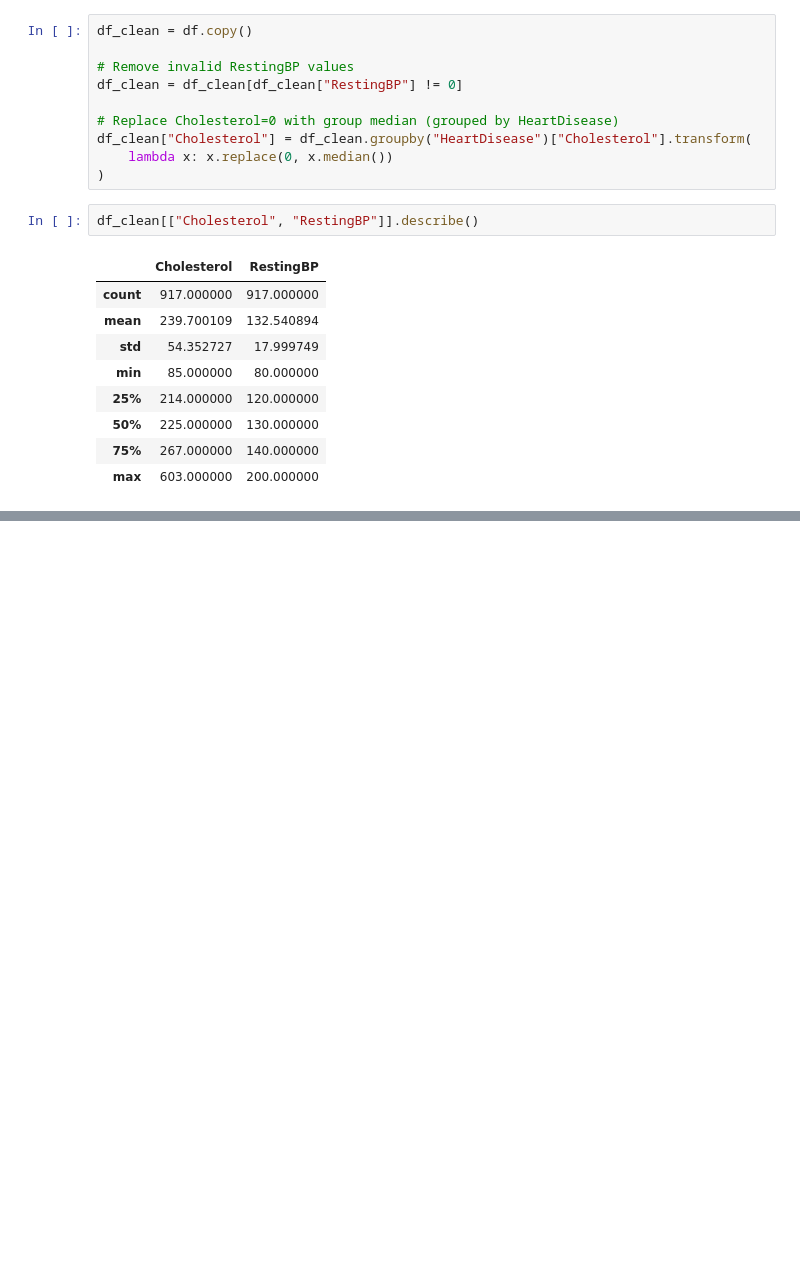
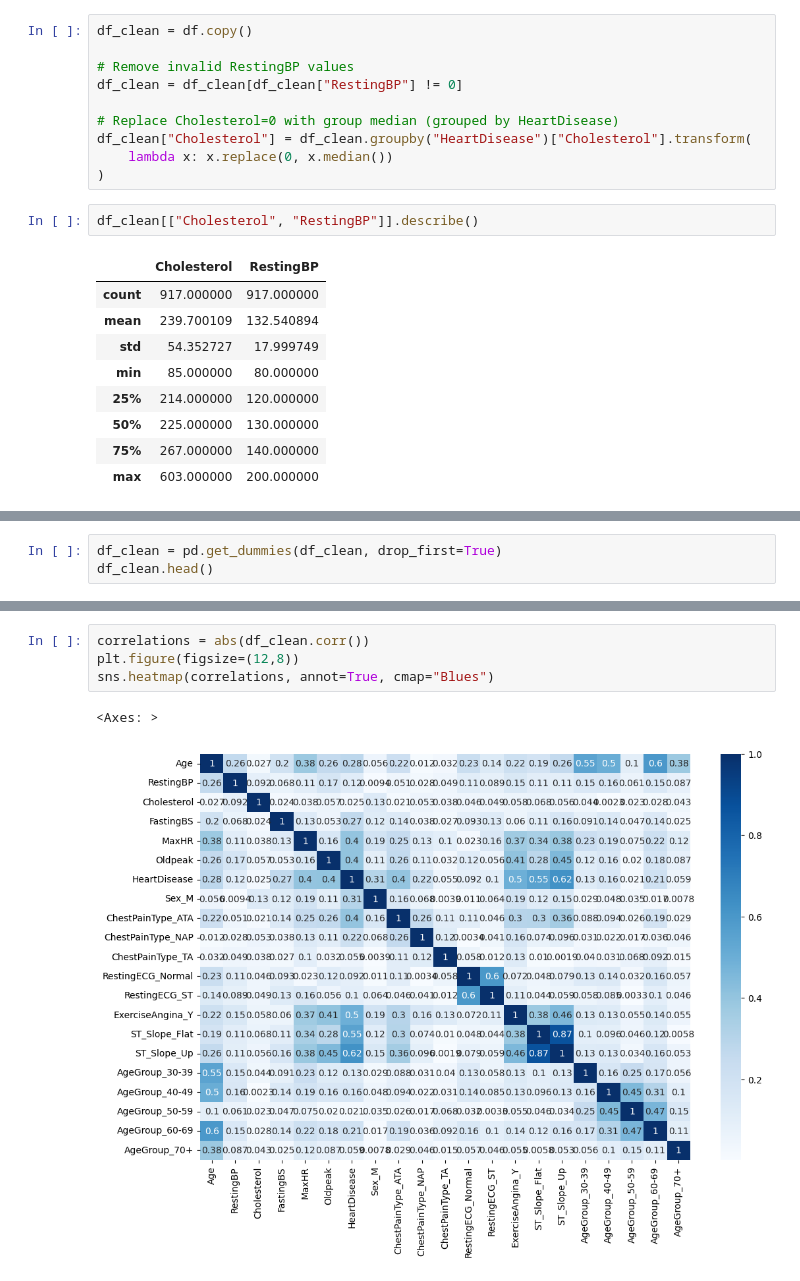
Before and after one commit to BahrouniAyoub/Predicting-Heart-Disease, a Jupyter notebook: Predicting_Heart_Disease.ipynb, the cells around one changed output, grey strips where cells are left out. Saved outputs shown, nothing was run; the diff lists cells and outputs as text; blank space fills up the shorter version.

```diff
--- a/Predicting_Heart_Disease.ipynb
+++ b/Predicting_Heart_Disease.ipynb
@@ -273,0 +274,3 @@ df_clean[["Cholesterol", "RestingBP"]].describe()
+# %%
+df_clean = pd.get_dummies(df_clean, drop_first=True)
+df_clean.head()
@@ -273,0 +285,7 @@ df_clean[["Cholesterol", "RestingBP"]].describe()
+# %%
+correlations = abs(df_clean.corr())
+plt.figure(figsize=(12,8))
+sns.heatmap(correlations, annot=True, cmap="Blues")
+# %% [output]
+<Axes: >
+[figure, added]
```
Also changed, not shown: parts of 8 cells of this notebook.
